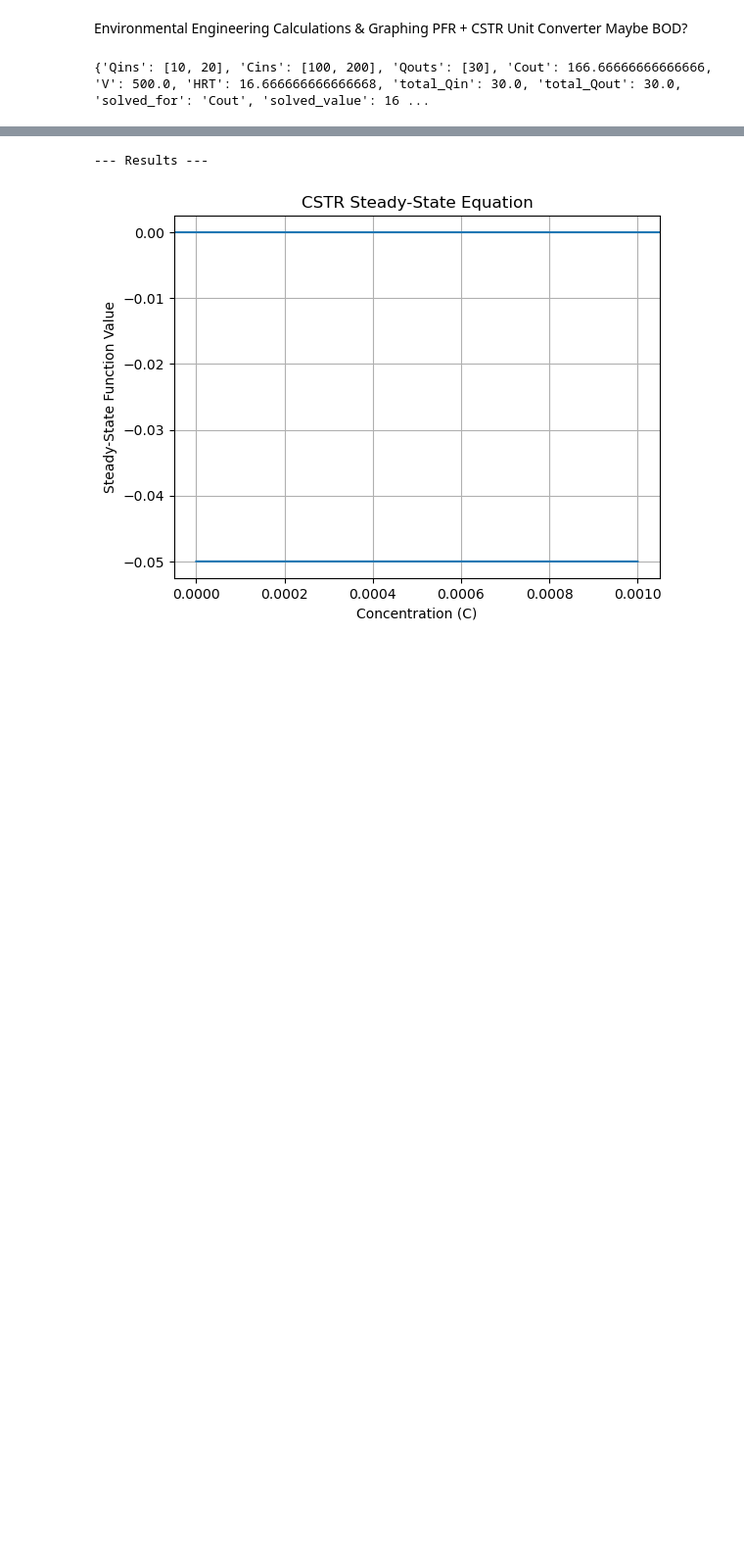
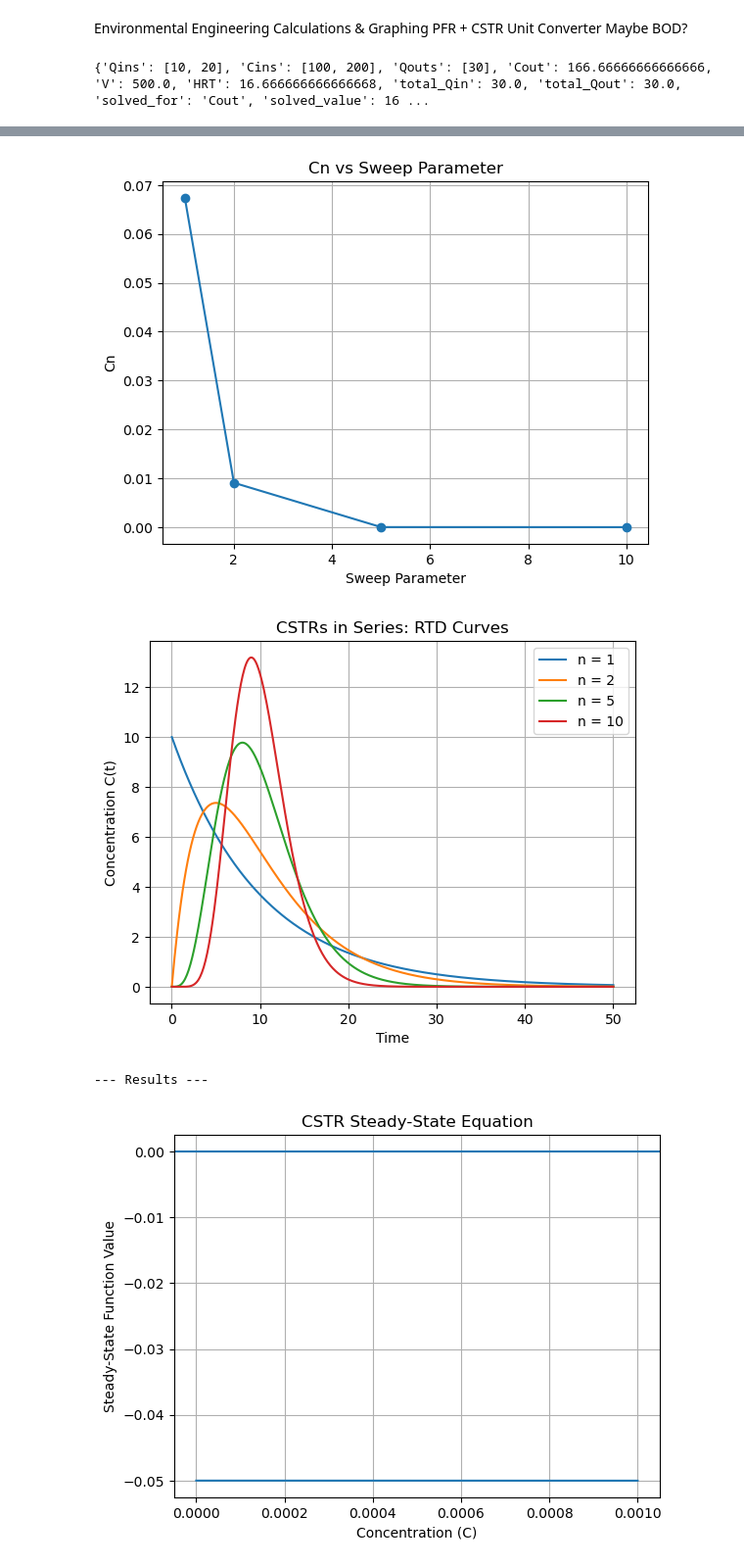
Before and after one commit to evsegura/CE-311K-Project, a Jupyter notebook: Brainstrom.ipynb, the cells around one changed output, grey strips where cells are left out. Shown at 98% size. Drawn from its saved outputs; the diff is of its cells as text; code cells hidden in the pictures; blank space fills up the shorter version.

```diff
--- a/Brainstrom.ipynb
+++ b/Brainstrom.ipynb
@@ -455,4 +464,64 @@ def cstr_series_sweep(sweep_param, sweep_values, **kwargs):
         "t":            kwargs["t"],                    # shared time axis
         "C_t":          np.array(records["C_t"]),       # shape: (n_sweep, n_t)
     }
+# %%
+import matplotlib.pyplot as plt
+
+def plot_series_time_sweep(results, label_param="n"):
+    """
+    Plots C(t) vs time for each sweep value.
+
+    Parameters:
+        results     : dict from cstr_series_sweep
+        label_param : what you're sweeping (for legend)
+    """
+
+    t = results["t"]
+    sweep_vals = results["sweep_values"]
+    C_t = results["C_t"]
+
+    plt.figure()
+
+    for i, val in enumerate(sweep_vals):
+        plt.plot(t, C_t[i], label=f"{label_param} = {val}")
+
+    plt.xlabel("Time")
+    plt.ylabel("Concentration C(t)")
+    plt.title("CSTRs in Series: RTD Curves")
+    plt.legend()
+    plt.grid()
+    plt.show()
+
+t = np.linspace(0.01, 50, 500)
+
+results = cstr_series_sweep(
+    sweep_param="n",
+    sweep_values=[1, 2, 5, 10],
+    Co=100,
+    total_HRT=10,
+    Cn=None,
+    t=t
+)
+
+def plot_series_final(results, y_key="Cn"):
+    """
+    Plots final outlet concentration (or other scalar) vs sweep variable.
+    """
+
+    x = results["sweep_values"]
+    y = results[y_key]
+
+    plt.figure()
+    plt.plot(x, y, marker='o')
+    plt.xlabel("Sweep Parameter")
+    plt.ylabel(y_key)
+    plt.title(f"{y_key} vs Sweep Parameter")
+    plt.grid()
+    plt.show()
+
+plot_series_final(results, "Cn")
+plot_series_time_sweep(results, label_param="n")
+# %% [output]
+[figure, added]
+[figure, added]
 # %%
```
Also changed, not shown: parts of 3 cells of this notebook.
